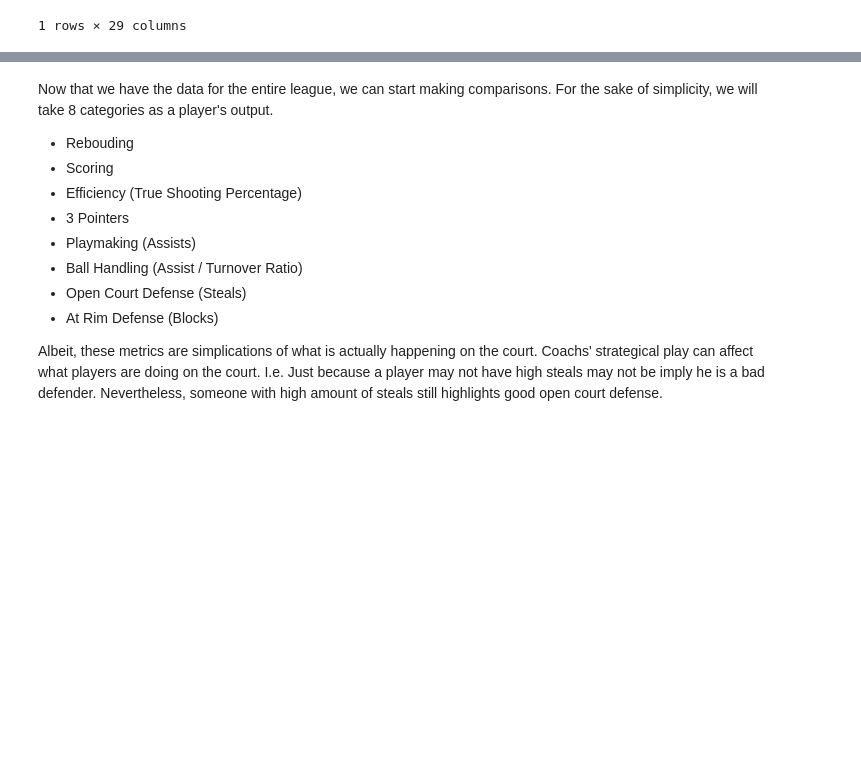
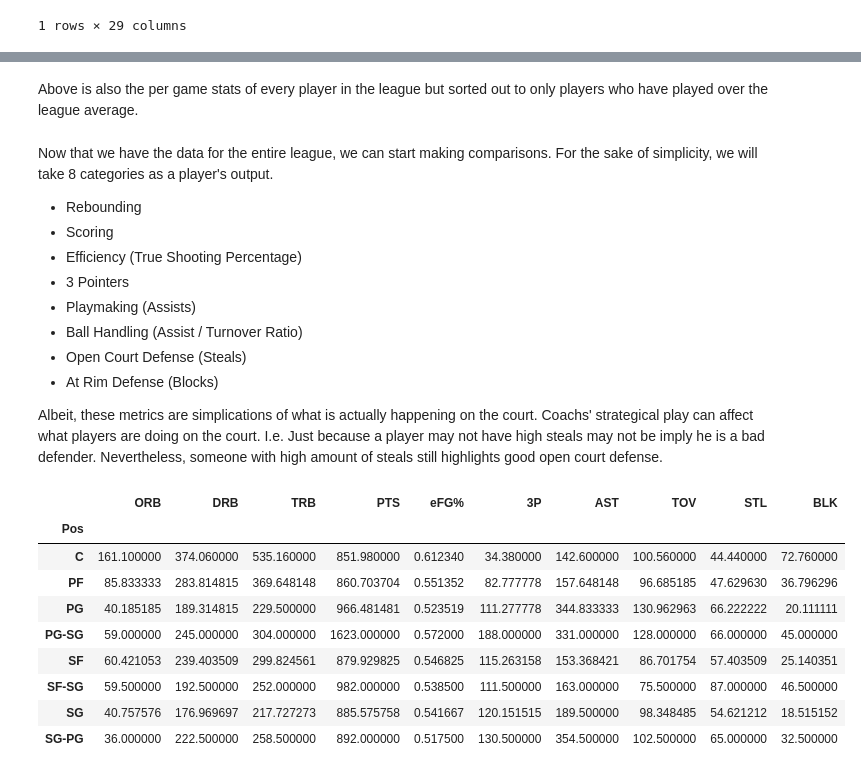
Before and after one commit to raoguchi/NBA_Stats_Comparator, a Jupyter notebook: austin_reaves.ipynb, the cells around one changed output, grey strips where cells are left out. Saved outputs shown, nothing was run; the diff lists cells and outputs as text; code cells hidden in the pictures; blank space fills up the shorter version.

```diff
--- a/austin_reaves.ipynb
+++ b/austin_reaves.ipynb
@@ -141,6 +158,8 @@ clean_totals_22_23[clean_totals_22_23['Player'] == "Malcolm Brogdon"]
+# %% [markdown]
+Above is also the per game stats of every player in the league but sorted out to only players who have played over the league average.
 # %% [markdown]
 Now that we have the data for the entire league, we can start making comparisons. For the sake of simplicity, we will take 8 categories as a player's output.
-- Rebouding
+- Rebounding
 - Scoring
 - Efficiency (True Shooting Percentage)
 - 3 Pointers
@@ -150,3 +169,17 @@ Now that we have the data for the entire league, we can start making comparisons
 - At Rim Defense (Blocks)
 
 Albeit, these metrics are simplications of what is actually happening on the court. Coachs' strategical play can affect what players are doing on the court. I.e. Just because a player may not have high steals may not be imply he is a bad defender. Nevertheless, someone with high amount of steals still highlights good open court defense.
+# %%
+total_position_averages = clean_totals_22_23.groupby("Pos")[['ORB', 'DRB', 'TRB', 'PTS', 'eFG%', '3P', 'AST', 'TOV', 'STL', 'BLK']].mean()
+total_position_averages
+# %% [output]
+|  | ORB | DRB | TRB | PTS | eFG% | 3P | AST | TOV | STL | BLK |
+| Pos |  |  |  |  |  |  |  |  |  |  |
+| C | 161.100000 | 374.060000 | 535.160000 | 851.980000 | 0.612340 | 34.380000 | 142.600000 | 100.560000 | 44.440000 | 72.760000 |
+| PF | 85.833333 | 283.814815 | 369.648148 | 860.703704 | 0.551352 | 82.777778 | 157.648148 | 96.685185 | 47.629630 | 36.796296 |
+| PG | 40.185185 | 189.314815 | 229.500000 | 966.481481 | 0.523519 | 111.277778 | 344.833333 | 130.962963 | 66.222222 | 20.111111 |
+| PG-SG | 59.000000 | 245.000000 | 304.000000 | 1623.000000 | 0.572000 | 188.000000 | 331.000000 | 128.000000 | 66.000000 | 45.000000 |
+| SF | 60.421053 | 239.403509 | 299.824561 | 879.929825 | 0.546825 | 115.263158 | 153.368421 | 86.701754 | 57.403509 | 25.140351 |
+| SF-SG | 59.500000 | 192.500000 | 252.000000 | 982.000000 | 0.538500 | 111.500000 | 163.000000 | 75.500000 | 87.000000 | 46.500000 |
+| SG | 40.757576 | 176.969697 | 217.727273 | 885.575758 | 0.541667 | 120.151515 | 189.500000 | 98.348485 | 54.621212 | 18.515152 |
+| SG-PG | 36.000000 | 222.500000 | 258.500000 | 892.000000 | 0.517500 | 130.500000 | 354.500000 | 102.500000 | 65.000000 | 32.500000 |
```
Also changed, not shown: parts of 10 cells of this notebook, 1 other file.
